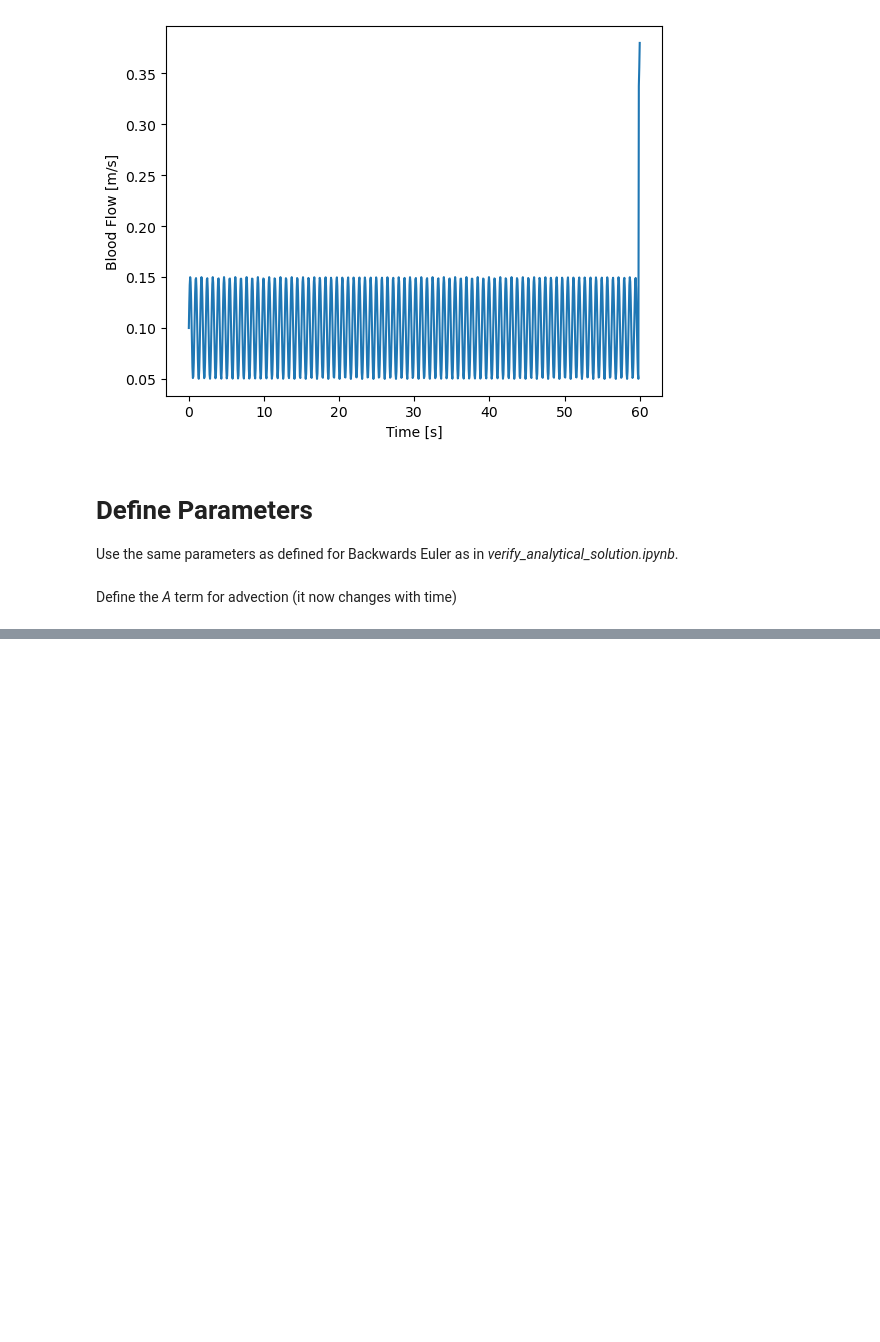
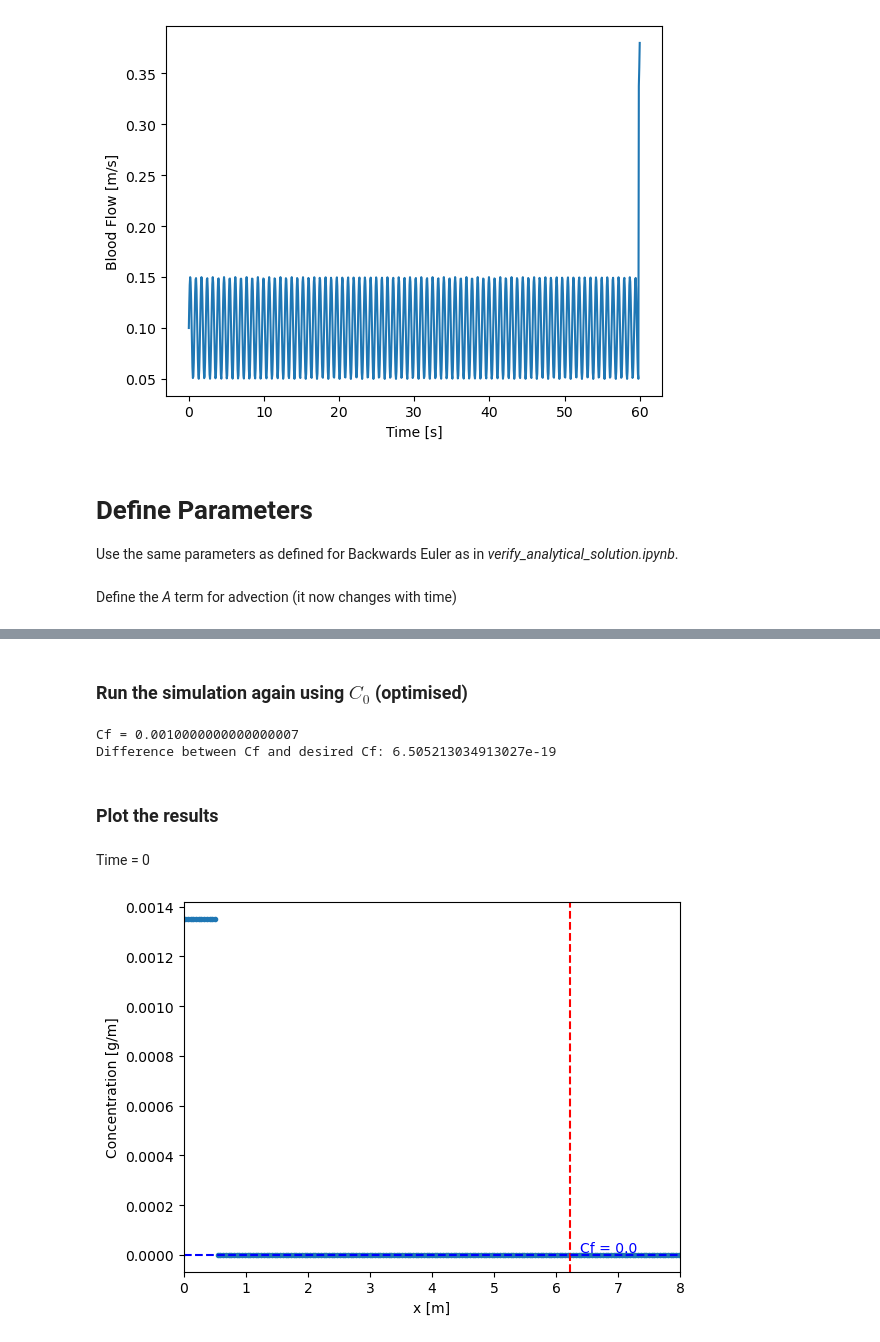
Before and after one commit to mattrflew/ind-maths-project-1-group-10, a Jupyter notebook: real_world_model.ipynb, the cells around one changed output, grey strips where cells are left out. Drawn from its saved outputs; the diff is of its cells as text; code cells hidden in the pictures; blank space fills up the shorter version.

```diff
--- a/real_world_model.ipynb
+++ b/real_world_model.ipynb
@@ -143,6 +145,9 @@ heart_loc = 6.052 # new heart location
 
 b0 = 0
 bL = 0
+
+# Blood Flow/Advection term
+blood_flow = v_t(t)
 # %% [markdown]
 Define the *A* term for advection (it now changes with time)
 # %%
@@ -157,12 +170,5 @@ C = D*dt/(dx**2)
 
 Since our term, *A* is changing each time iteration, we will need to define a new matrix at each time step.
-# %%
-def I(x, C0): # initial u(x,0)
-    u = np.zeros_like(x)
-
-    # where x is between 0 and 1, set to C0
-    u[(x >= 0) & (x <= 1)] = C0
-    return u
 # %%
 def build_A_mat(C, A, Nx_points):
     # Data structures for the linear system
@@ -228,0 +319,9 @@ Difference between Cf and desired Cf: 0.004592580654305043
+# %%
+def run_backward_euler(C0):
+    # C0 is initial concentration
+    Cf, _, _, _ = backward_euler_non_constant_v(C0)
+
+    return Cf
+
+def objective_function(C0, C_desired):
+    return run_backward_euler(C0) - C_desired
@@ -228,0 +362,36 @@ Difference between Cf and desired Cf: 0.004592580654305043
+# %% [markdown]
+### Run the simulation again using $C_0$ (optimised)
+# %%
+C0_opt = C0_optimised[0]
+
+Cf, U, x, t = backward_euler_non_constant_v(C0_opt)
+
+# Print the results
+diff = (Cf - Cf_desired)
+print(f'Cf = {Cf}')
+print(f'Difference between Cf and desired Cf: {diff}')
+
+
+# What was the heart location? Define as the x location for middle of slug after 60s
+Cf = np.max(U[:, -1])
+idx_Cf_max = np.argmax(U[:, -1])
+heart_loc = x[idx_Cf_max]
+# index_closest = (np.abs(x - heart_loc)).argmin()
+# Cf = U[index_closest, -1]
+# %% [output]
+Cf = 0.0010000000000000007
+Difference between Cf and desired Cf: 6.505213034913027e-19
+# %% [markdown]
+### Plot the results
+# %% [markdown]
+Time = 0
+# %%
+fig, ax = plt.subplots()
+f.concentration_x_plot(x, U[:,0], C0_opt, heart_loc, t_str='$t_{0}$', ax=ax, xlim_right=8)
+
+y_limits = ax.get_ylim()
+
+if save_fig:
+    plt.savefig("images/concentration_t0_non_constant.eps", format="eps")
+# %% [output]
+[figure, added]
```
Also changed, not shown: parts of 23 cells of this notebook, 10 other files.
